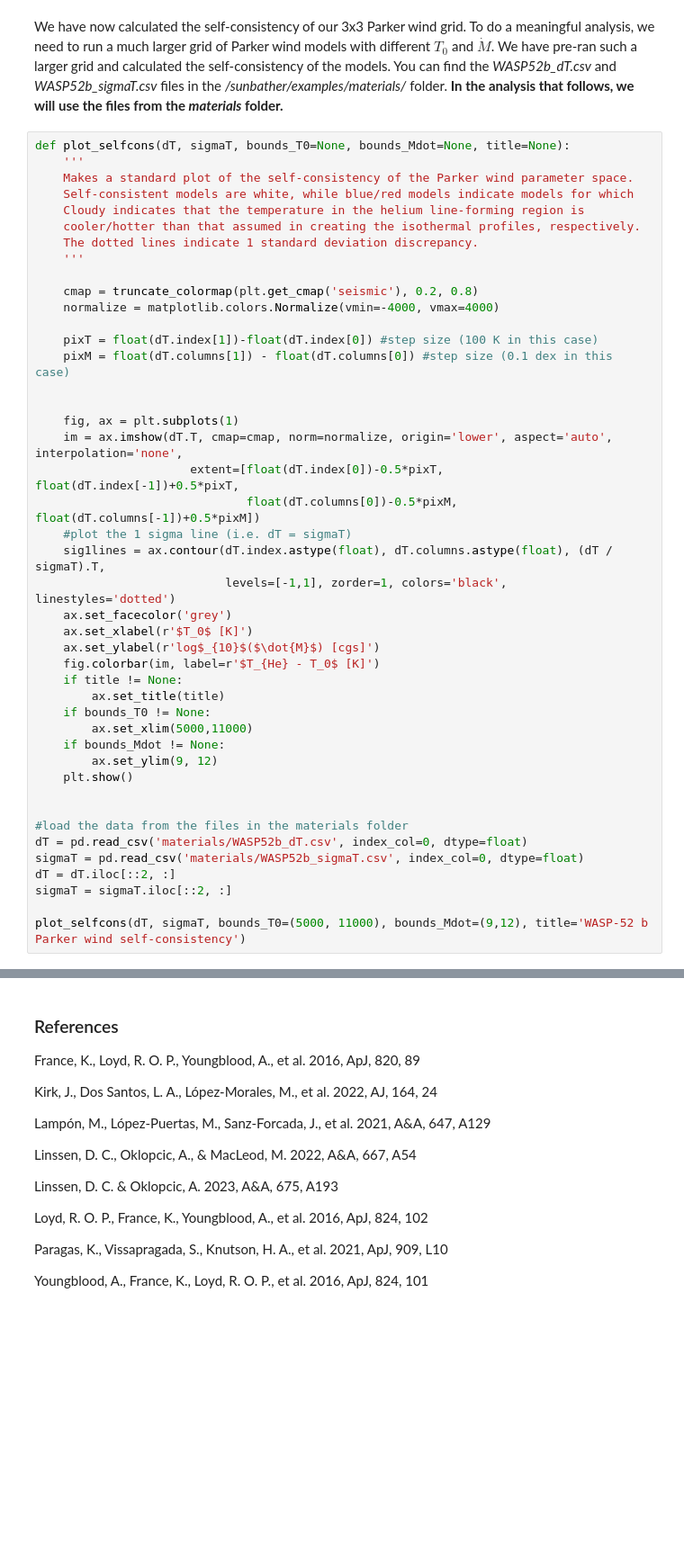
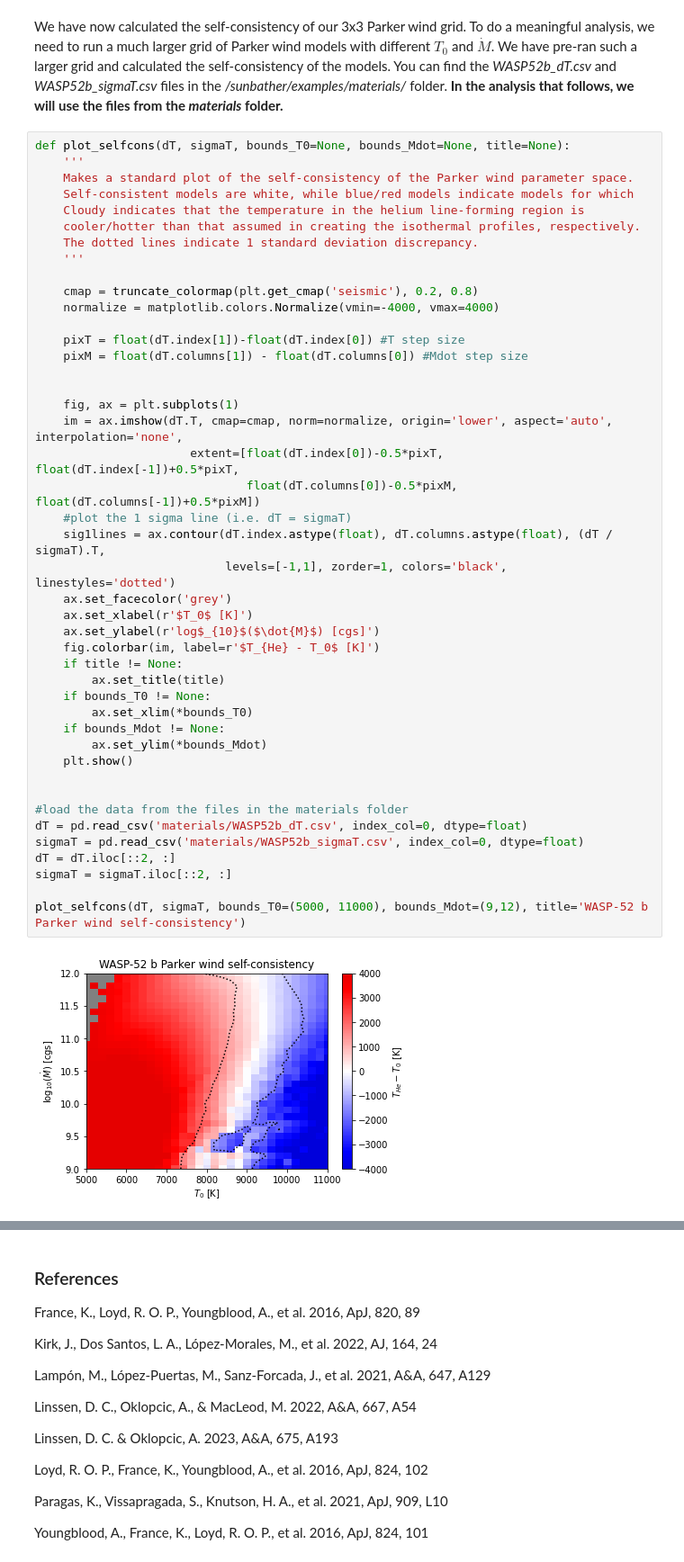
Before and after one commit to dlinssen/sunbather, a Jupyter notebook: examples/fit_helium.ipynb, the cells around one changed output, grey strips where cells are left out. Shown at 90% size. Saved outputs shown, nothing was run; the diff lists cells and outputs as text; blank space fills up the shorter version.

```diff
--- a/examples/fit_helium.ipynb
+++ b/examples/fit_helium.ipynb
@@ -247,35 +253,37 @@ def plot_selfcons(dT, sigmaT, bounds_T0=None, bounds_Mdot=None, title=None):
     cmap = truncate_colormap(plt.get_cmap('seismic'), 0.2, 0.8)
     normalize = matplotlib.colors.Normalize(vmin=-4000, vmax=4000)
 
-    pixT = float(dT.index[1])-float(dT.index[0]) #step size (100 K in this case)
-    pixM = float(dT.columns[1]) - float(dT.columns[0]) #step size (0.1 dex in this case)
+    pixT = float(dT.index[1])-float(dT.index[0]) #T step size
+    pixM = float(dT.columns[1]) - float(dT.columns[0]) #Mdot step size
 
 
     fig, ax = plt.subplots(1)
     im = ax.imshow(dT.T, cmap=cmap, norm=normalize, origin='lower', aspect='auto', interpolation='none',
                       extent=[float(dT.index[0])-0.5*pixT, float(dT.index[-1])+0.5*pixT,
                               float(dT.columns[0])-0.5*pixM, float(dT.columns[-1])+0.5*pixM])
     #plot the 1 sigma line (i.e. dT = sigmaT)
     sig1lines = ax.contour(dT.index.astype(float), dT.columns.astype(float), (dT / sigmaT).T,
                            levels=[-1,1], zorder=1, colors='black', linestyles='dotted')
     ax.set_facecolor('grey')
     ax.set_xlabel(r'$T_0$ [K]')
     ax.set_ylabel(r'log$_{10}$($\dot{M}$) [cgs]')
     fig.colorbar(im, label=r'$T_{He} - T_0$ [K]')
     if title != None:
         ax.set_title(title)
     if bounds_T0 != None:
-        ax.set_xlim(5000,11000)
+        ax.set_xlim(*bounds_T0)
     if bounds_Mdot != None:
-        ax.set_ylim(9, 12)
+        ax.set_ylim(*bounds_Mdot)
     plt.show()
 
 
 #load the data from the files in the materials folder
 dT = pd.read_csv('materials/WASP52b_dT.csv', index_col=0, dtype=float)
 sigmaT = pd.read_csv('materials/WASP52b_sigmaT.csv', index_col=0, dtype=float)
 dT = dT.iloc[::2, :]
 sigmaT = sigmaT.iloc[::2, :]
 
 plot_selfcons(dT, sigmaT, bounds_T0=(5000, 11000), bounds_Mdot=(9,12), title='WASP-52 b Parker wind self-consistency')
+# %% [output]
+[figure, added]
 # %% [markdown]
```
Also changed, not shown: parts of 14 cells of this notebook, 3 other files.
